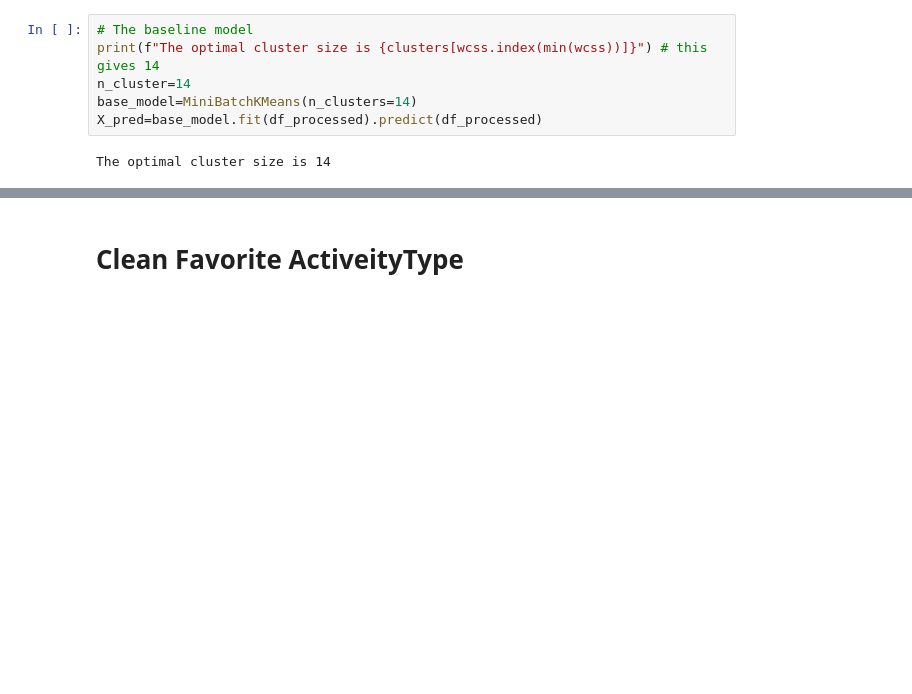
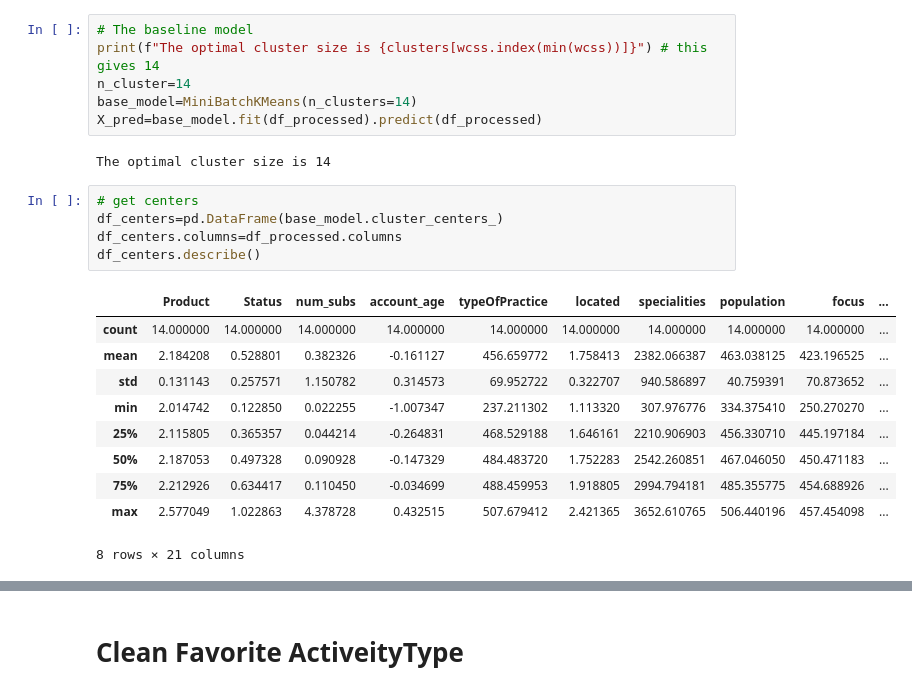
Before and after one commit to BenQuartermaine/customerclustering, a Jupyter notebook: notebooks/ran.ipynb, the cells around one changed output, grey strips where cells are left out. Cells and saved outputs as stored; diff of their text form; blank space fills up the shorter version.

```diff
--- a/notebooks/ran.ipynb
+++ b/notebooks/ran.ipynb
@@ -595,3 +595,19 @@ base_model=MiniBatchKMeans(n_clusters=14)
 X_pred=base_model.fit(df_processed).predict(df_processed)
 # %% [output]
 The optimal cluster size is 14
+# %%
+# get centers
+df_centers=pd.DataFrame(base_model.cluster_centers_)
+df_centers.columns=df_processed.columns
+df_centers.describe()
+# %% [output]
+|  | Product | Status | num_subs | account_age | typeOfPractice | located | specialities | population | focus | ... |
+| count | 14.000000 | 14.000000 | 14.000000 | 14.000000 | 14.000000 | 14.000000 | 14.000000 | 14.000000 | 14.000000 | ... |
+| mean | 2.184208 | 0.528801 | 0.382326 | -0.161127 | 456.659772 | 1.758413 | 2382.066387 | 463.038125 | 423.196525 | ... |
+| std | 0.131143 | 0.257571 | 1.150782 | 0.314573 | 69.952722 | 0.322707 | 940.586897 | 40.759391 | 70.873652 | ... |
+| min | 2.014742 | 0.122850 | 0.022255 | -1.007347 | 237.211302 | 1.113320 | 307.976776 | 334.375410 | 250.270270 | ... |
+| 25% | 2.115805 | 0.365357 | 0.044214 | -0.264831 | 468.529188 | 1.646161 | 2210.906903 | 456.330710 | 445.197184 | ... |
+| 50% | 2.187053 | 0.497328 | 0.090928 | -0.147329 | 484.483720 | 1.752283 | 2542.260851 | 467.046050 | 450.471183 | ... |
+| 75% | 2.212926 | 0.634417 | 0.110450 | -0.034699 | 488.459953 | 1.918805 | 2994.794181 | 485.355775 | 454.688926 | ... |
+| max | 2.577049 | 1.022863 | 4.378728 | 0.432515 | 507.679412 | 2.421365 | 3652.610765 | 506.440196 | 457.454098 | ... |
+8 rows × 21 columns
```
Also changed, not shown: parts of 1 cell of this notebook, 1 other file.
